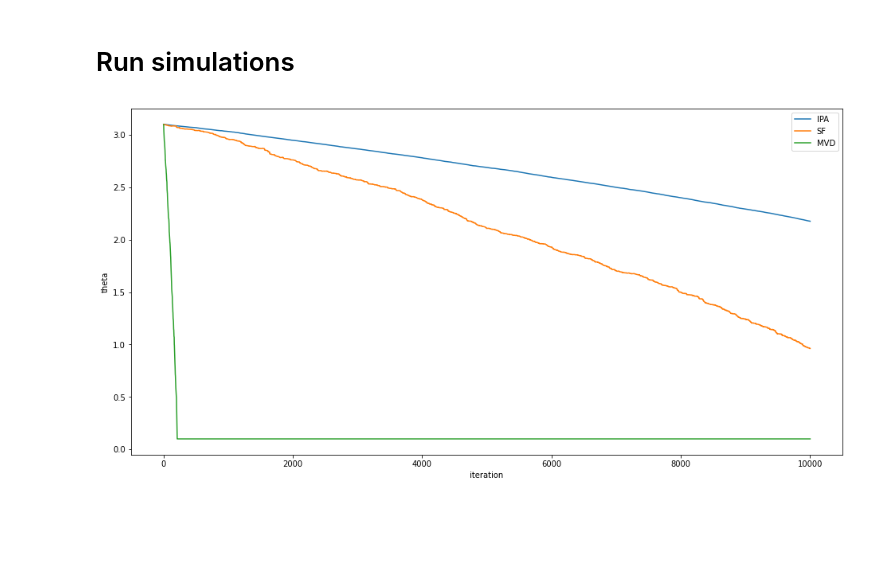
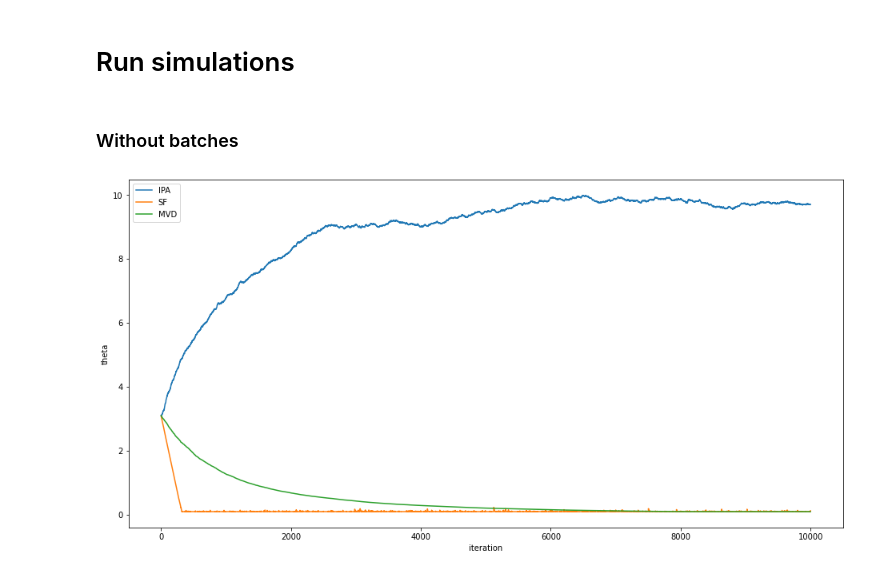
Before and after one commit to Yunhua468/Stochastic-Opetimization, a Jupyter notebook: ex_7_7.ipynb, the cells around one changed output. Cells and saved outputs as stored; diff of their text form; code cells hidden in the pictures; blank space fills up the shorter version.

```diff
--- a/ex_7_7.ipynb
+++ b/ex_7_7.ipynb
@@ -52,18 +52,18 @@ plt.plot(thetas, Xs)
 # %%
 def G_IPA(theta):
   X_ = X(theta) # sample value from the distribution
-  grad = (X_ / theta) * (1/math.sqrt(1+X_) - X_/(2*((1+X_)**(3/2)))) - 1
+  grad = (X_ / theta) * (1/math.sqrt(1+X_) - X_/(2*((1+X_)**(3/2))))
   return grad
 # %%
 def G_SF(theta):
   X_ = X(theta)
-  grad = (1/theta)*(X_/math.sqrt(X_ + 1))*(X_/(50*theta) - 1)
+  grad = (1/(50*theta))*(X_/math.sqrt(X_ + 1))*(X_/(50*theta) - 1)
   return grad
 # %%
 def G_MVD(theta):
   X_ = X(theta)
   X__ = X(theta)
-  grad = (50/theta)*((X_+X__)/math.sqrt(X_ + X__ + 1) - X_/math.sqrt(X_ + 1))
+  grad = (1/50*theta)*((X_+X__)/math.sqrt(X_ + X__ + 1) - X_/math.sqrt(X_ + 1))
   return grad
 # %% [markdown]
 # Confidence intervals
@@ -72,37 +104,39 @@ plt.figure()
 # %% [markdown]
 # Run simulations
+# %% [markdown]
+### Without batches
 # %%
-epsilon = 0.0001
+epsilon = 0.01
 theta_ipa = 3.1
 theta_sf = 3.1
 theta_mvd = 3.1
 
 iterations = []
 thetas_ipa = []
 thetas_sf = []
 thetas_mvd = []
 for i in range(10000):
-  theta_ipa -= epsilon*G_IPA(theta_ipa)
-  theta_sf -= epsilon*G_SF(theta_sf)
+  theta_ipa -= epsilon*(1 - G_IPA(theta_ipa))
+  theta_sf -= epsilon*(1 - G_SF(theta_sf))
   theta_mvd -= epsilon*G_MVD(theta_mvd)
 
   if theta_ipa < 0.1:
     theta_ipa = 0.1
   if theta_sf < 0.1:
     theta_sf = 0.1
   if theta_mvd < 0.1:
     theta_mvd = 0.1
 
   iterations.append(i)
   thetas_ipa.append(theta_ipa)
   thetas_sf.append(theta_sf)
   thetas_mvd.append(theta_mvd)
+
+plt.figure(figsize=(16, 8))
+plt.plot(iterations, thetas_ipa, iterations, thetas_sf, iterations, thetas_mvd)
+plt.xlabel('iteration')
+plt.ylabel('theta')
+plt.legend(['IPA', 'SF', 'MVD'])
+plt.show()
+# %% [output]
+[figure, added]
-# %%
-plt.figure(figsize=(16, 8))
-plt.plot(iterations, thetas_ipa, iterations, thetas_sf, iterations, thetas_mvd)
-plt.xlabel('iteration')
-plt.ylabel('theta')
-plt.legend(['IPA', 'SF', 'MVD'])
-plt.show()
-# %% [output]
-[figure, removed]
```
Also changed, not shown: parts of 3 cells of this notebook.
